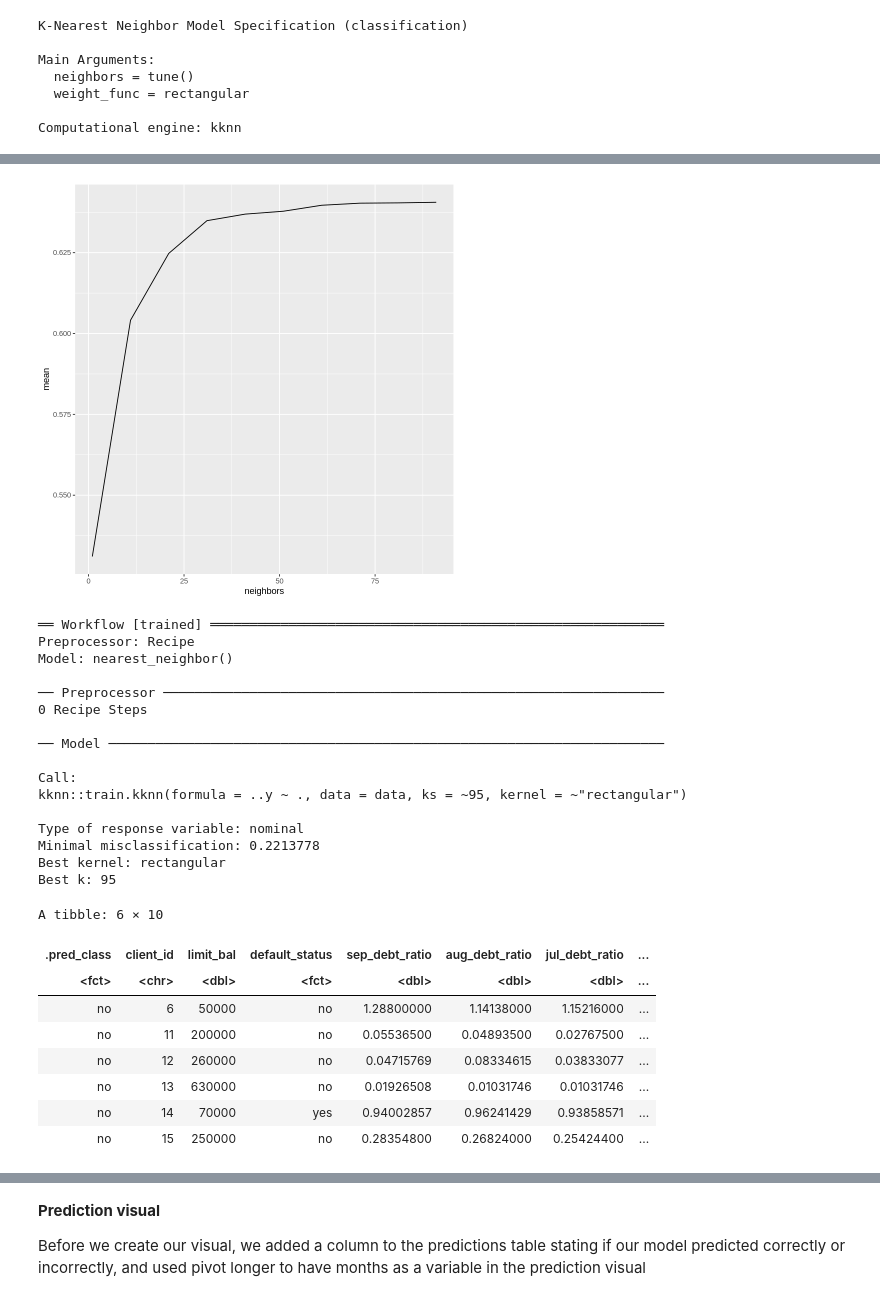
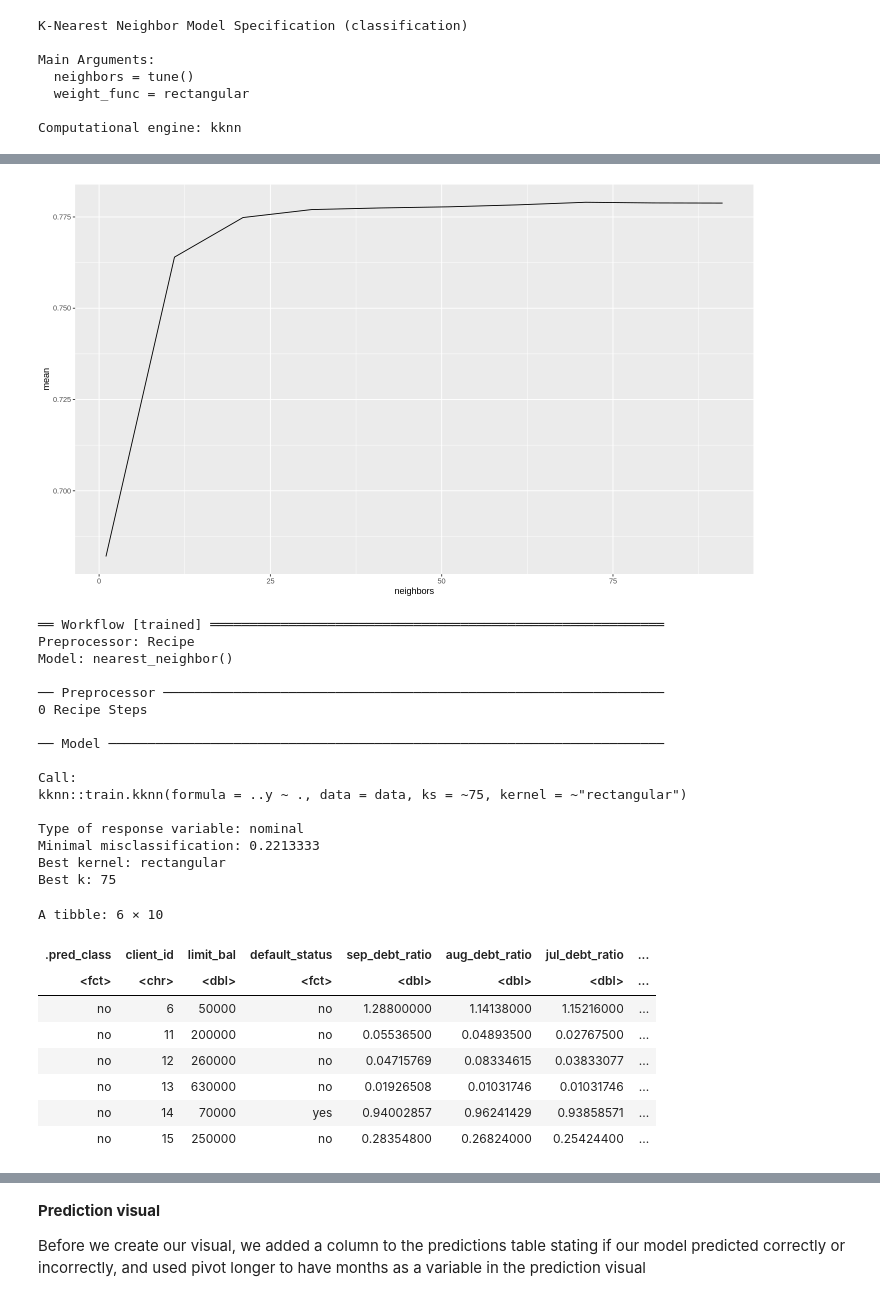
Before and after one commit to jorosafi/dsci-group-project, a Jupyter notebook: lucia-edits-final-report.ipynb, the cells around one changed output, grey strips where cells are left out. Saved outputs shown, nothing was run; the diff lists cells and outputs as text; code cells hidden in the pictures.

```diff
--- a/lucia-edits-final-report.ipynb
+++ b/lucia-edits-final-report.ipynb
@@ -248,12 +246,12 @@ Computational engine: kknn
 # TODO: Commenting out so it doesn't take forever to run every time I reopen Jupyter. Make sure to uncomment for final version
 debt_vfold = vfold_cv(debt_train, v=5, strata = default_status)
 
-gridvals = tibble(neighbors = seq(1, 100, by = 10))
+gridvals = tibble(neighbors = seq(1, 100, by = 5))
 
 debt_results = workflow() %>%
     add_recipe(debt_recipe) %>%
     add_model(debt_spec) %>%
     tune_grid(resamples = debt_vfold, grid = gridvals)%>%
     collect_metrics()
-debt_results
+head(debt_results)
 # %% [output]
@@ -279,13 +267,13 @@ A tibble: 20 × 7
 # %%
 vfold_plot = debt_results %>%
-    filter(.metric == "roc_auc") %>%
+    filter(.metric == "accuracy") %>%
     ggplot(aes(x=neighbors, y=mean)) +
     geom_line()
 vfold_plot
 # %% [output]
-[figure, old version]
+[figure, new version]
 # %%
-final_spec = nearest_neighbor(weight_func = "rectangular", neighbors = 95) %>%
+final_spec = nearest_neighbor(weight_func = "rectangular", neighbors = 75) %>%
     set_engine("kknn") %>%
     set_mode("classification")
 
@@ -309,12 +297,12 @@ Model: nearest_neighbor()
 ── Model ───────────────────────────────────────────────────────────────────────
 
 Call:
-kknn::train.kknn(formula = ..y ~ ., data = data, ks = ~95, kernel = ~"rectangular")
+kknn::train.kknn(formula = ..y ~ ., data = data, ks = ~75, kernel = ~"rectangular")
 
 Type of response variable: nominal
-Minimal misclassification: 0.2213778
+Minimal misclassification: 0.2213333
 Best kernel: rectangular
-Best k: 95
+Best k: 75
 A tibble: 6 × 10
 | .pred_class | client_id | limit_bal | default_status | sep_debt_ratio | aug_debt_ratio | jul_debt_ratio | ... |
 | <fct> | <chr> | <dbl> | <fct> | <dbl> | <dbl> | <dbl> | ... |
```
Also changed, not shown: parts of 7 cells of this notebook.
